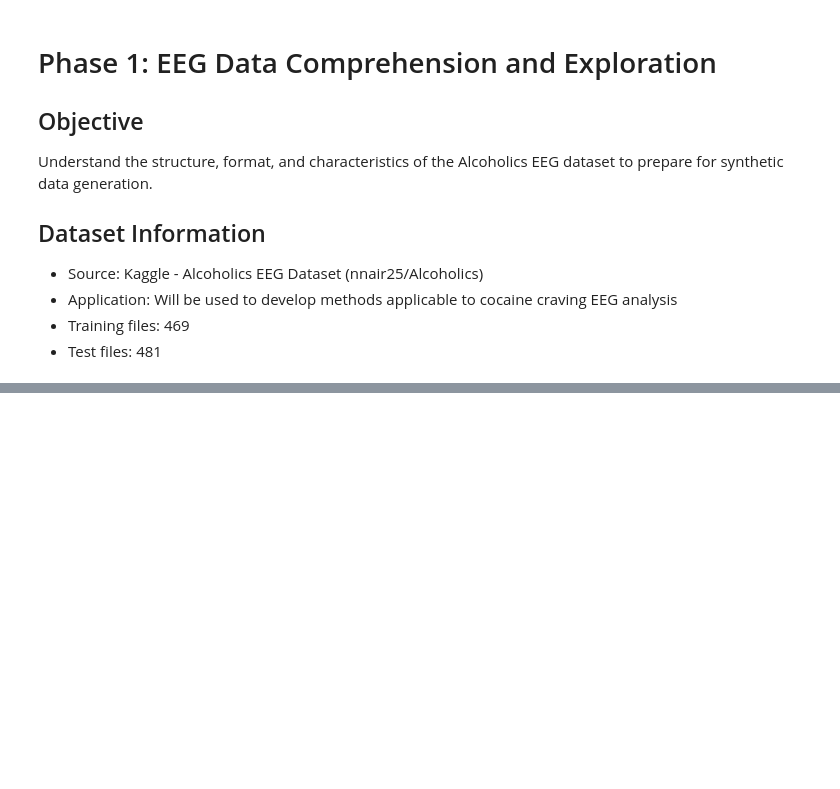
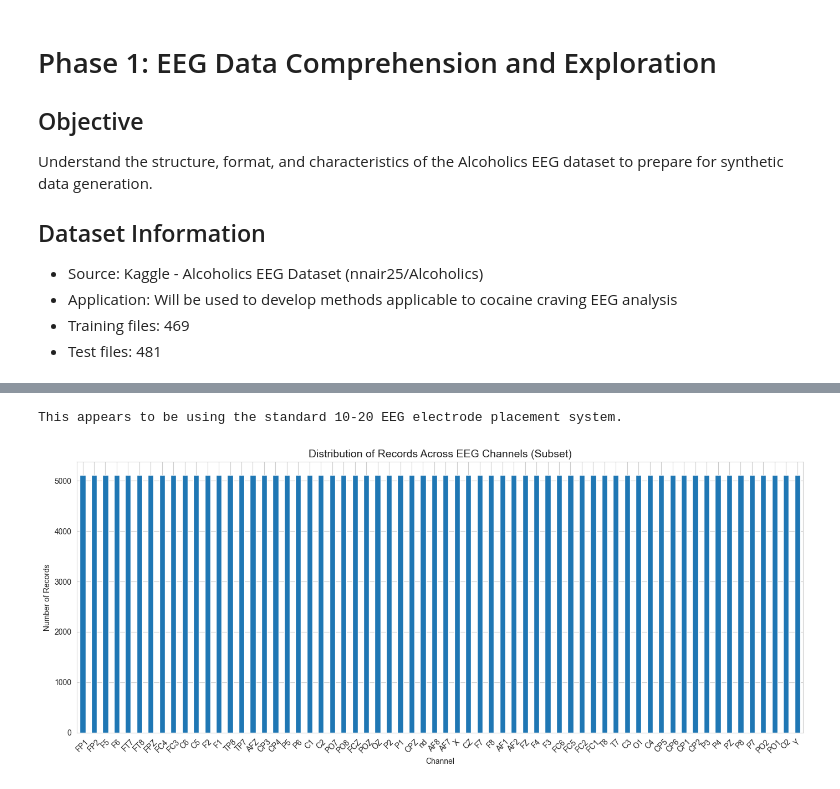
Before and after one commit to ZhaoJackson/Synthetic_EEG_Generation, a Jupyter notebook: src/phase1_data_exploration.ipynb, the cells around one changed output, grey strips where cells are left out. Saved outputs shown, nothing was run; the diff lists cells and outputs as text; code cells hidden in the pictures; blank space fills up the shorter version.

```diff
--- a/src/phase1_data_exploration.ipynb
+++ b/src/phase1_data_exploration.ipynb
@@ -500,0 +284,14 @@ Per-channel trial lengths (sample counts): {256: 64}
+# %%
+print("This appears to be using the standard 10-20 EEG electrode placement system.")
+channel_counts = combined_df['sensor position'].value_counts()
+plt.figure(figsize=(14, 6))
+channel_counts.plot(kind='bar')
+plt.title('Distribution of Records Across EEG Channels (Subset)', fontsize=14)
+plt.xlabel('Channel')
+plt.ylabel('Number of Records')
+plt.xticks(rotation=45)
+plt.tight_layout()
+plt.show()
+# %% [output]
+This appears to be using the standard 10-20 EEG electrode placement system.
+[figure, added]
```
Also changed, not shown: parts of 56 cells of this notebook.
